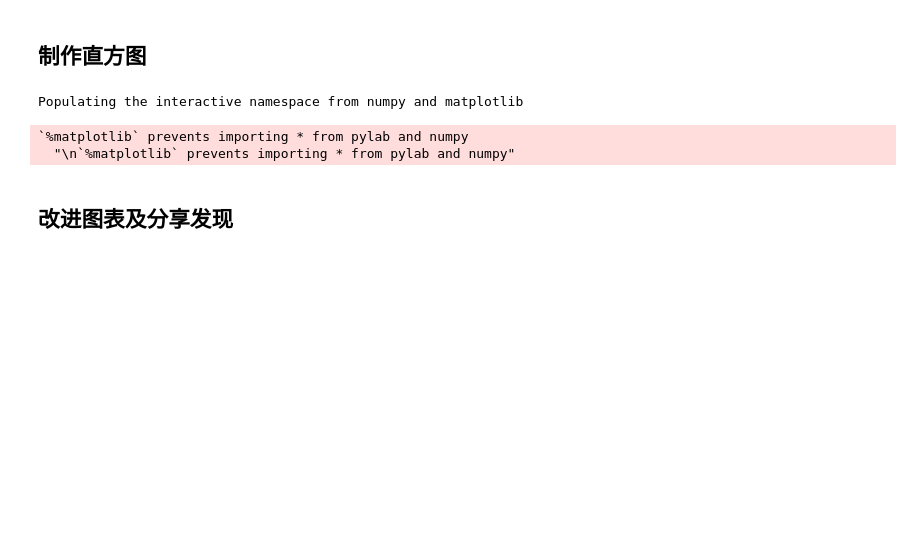
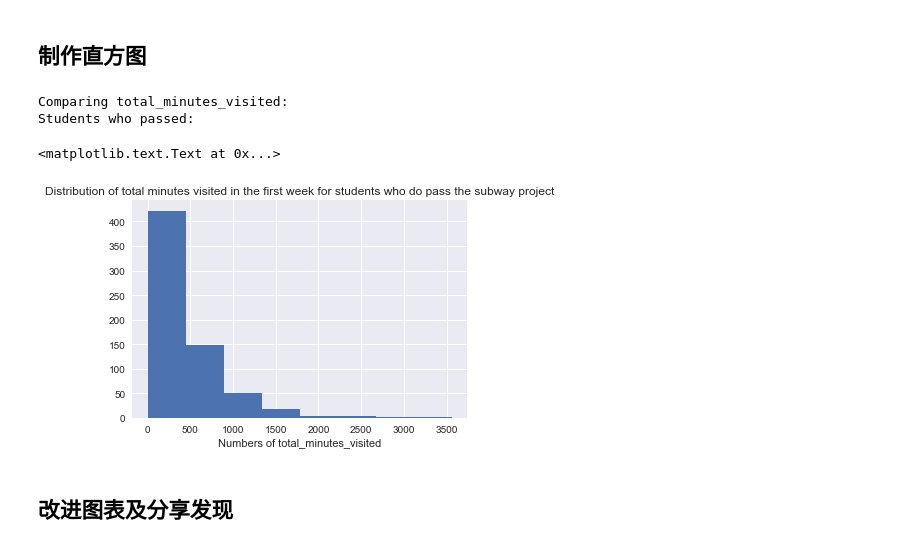
Before and after one commit to sunrise2075/python-notebook-tutorial, a Jupyter notebook: l1-starter-code-zh-cn.ipynb, the cells around one changed output. Drawn from its saved outputs; the diff is of its cells as text; code cells hidden in the pictures; blank space fills up the shorter version.

```diff
--- a/l1-starter-code-zh-cn.ipynb
+++ b/l1-starter-code-zh-cn.ipynb
@@ -611,38 +621,45 @@ How to calculate and compare days_visited?
 # %%
 ######################################
 #                 13                 #
 ######################################
 
 ## 针对通过项目和没有通过项目的两组学生，为我们之前研究的三个数据指标制作直方图。
 ## 你也可以为其它你所检验的数据指标来制作直方图。
 
-%pylab inline
+# %pylab inline
 import matplotlib.pyplot as plt
 import seaborn as sns
 
-def show_statistics_graph(total_number_list, xLabel, title):
+def show_statistics_graph(total_number_list):
     plt.hist(total_number_list, bins=8)
-    plt.xlabel(xLabel)
-    plt.title(title)
 
 print("Comparing total_minutes_visited:")
 print ("Students who passed:")
-show_statistics_graph(list(passing1.values()), 'total_minutes_visited', 'distribution of total_minutes_visited for students who passed')
-print ("")
-print ("Students who didn't pass:")
-show_statistics_graph(list(non_passing1.values()), 'total_minutes_visited', 'distribution of total_minutes_visited for students who didn\'t passed')
+plt.hist(list(passing1.values()), bins=8)
+plt.xlabel('Numbers of total_minutes_visited')
+plt.title('Distribution of total minutes visited in the first week ' +
+          'for students who do pass the subway project')
+
+# print ("")
+# print ("Students who didn't pass:")
+# plt.hist(list(non_passing1.values()), bins=8)
+
+# plt.xlabel('Numbers of total_minutes_visited')
+# plt.title('Distribution of total minutes visited in the first week ' +
+#           'for students who do not pass the subway project')
 
 # print("")
 # print("Comparing lessons_completed:")
 # print ("Students who passed:")
 # show_statistics_data_and_graph(list(passing2.values()))
 # print ("")
 # print ("Students who didn't pass:")
 # show_statistics_data_and_graph(list(non_passing2.values()))
 # %% [output]
-Populating the interactive namespace from numpy and matplotlib
+Comparing total_minutes_visited:
+Students who passed:
-`%matplotlib` prevents importing * from pylab and numpy
-  "\n`%matplotlib` prevents importing * from pylab and numpy"
+<matplotlib.text.Text at 0x...>
+[figure, added]
 # %% [markdown]
 ## 改进图表及分享发现
 # %%
```
Also changed, not shown: parts of 5 cells of this notebook.
